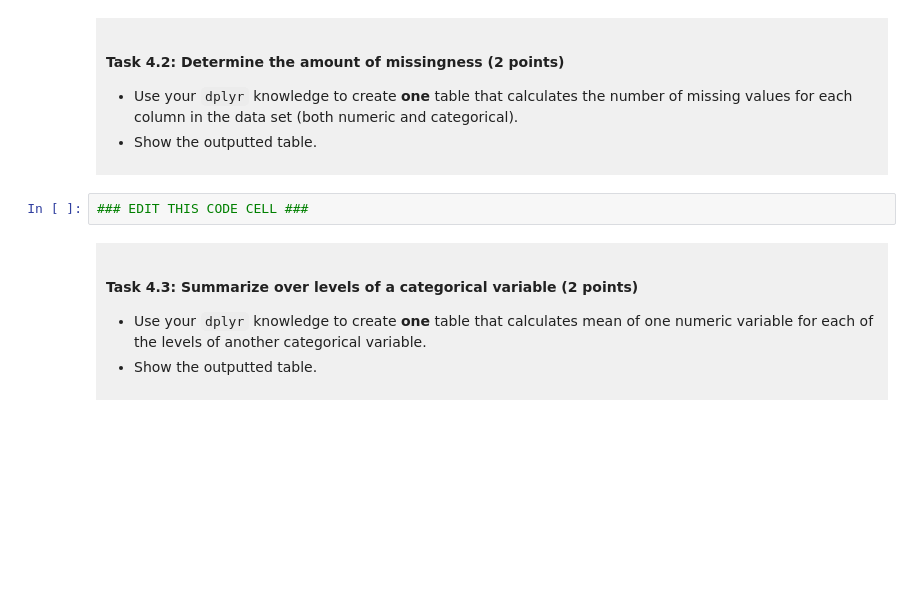
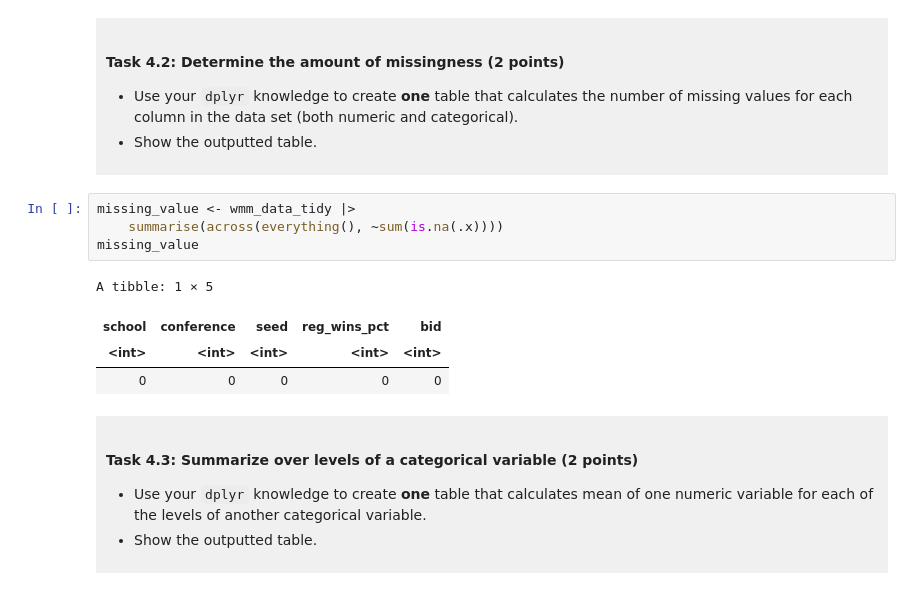
Before and after one commit to moxmoxay/dsci-100-project-moxie-tam, a Jupyter notebook: dsci-100-project-notebook.ipynb, the cells around one changed output. Cells and saved outputs as stored; diff of their text form; blank space fills up the shorter version.

```diff
--- a/dsci-100-project-notebook.ipynb
+++ b/dsci-100-project-notebook.ipynb
@@ -284,7 +293,14 @@ You will refine your research question (if needed) and produce a tidy data set.
 - Show the outputted table.
 </div>
 # %%
-### EDIT THIS CODE CELL ###
+missing_value <- wmm_data_tidy |>
+    summarise(across(everything(), ~sum(is.na(.x))))
+missing_value
+# %% [output]
+A tibble: 1 × 5
+| school | conference | seed | reg_wins_pct | bid |
+| <int> | <int> | <int> | <int> | <int> |
+| 0 | 0 | 0 | 0 | 0 |
 # %% [markdown]
 <div style="background-color: #f0f0f0; padding: 10px;">
 
```
Also changed, not shown: parts of 4 cells of this notebook.
